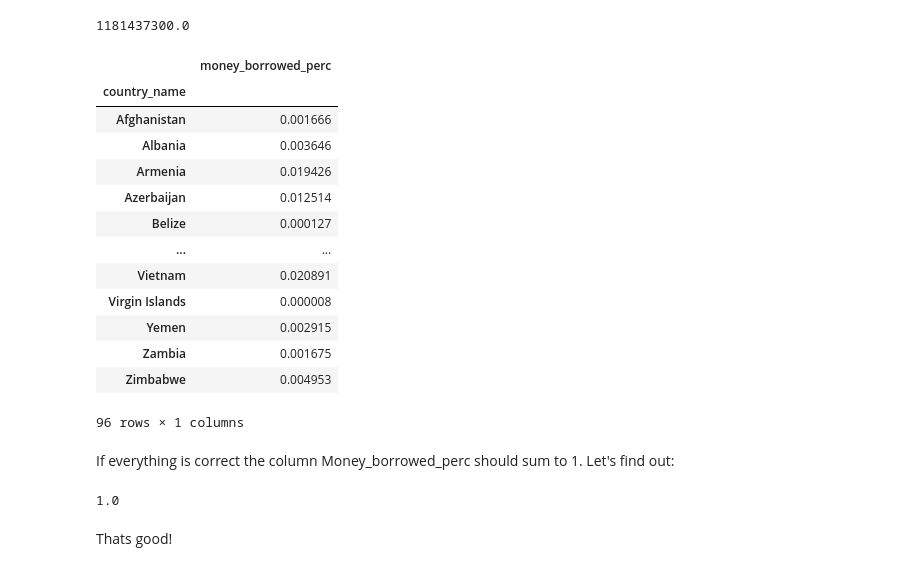
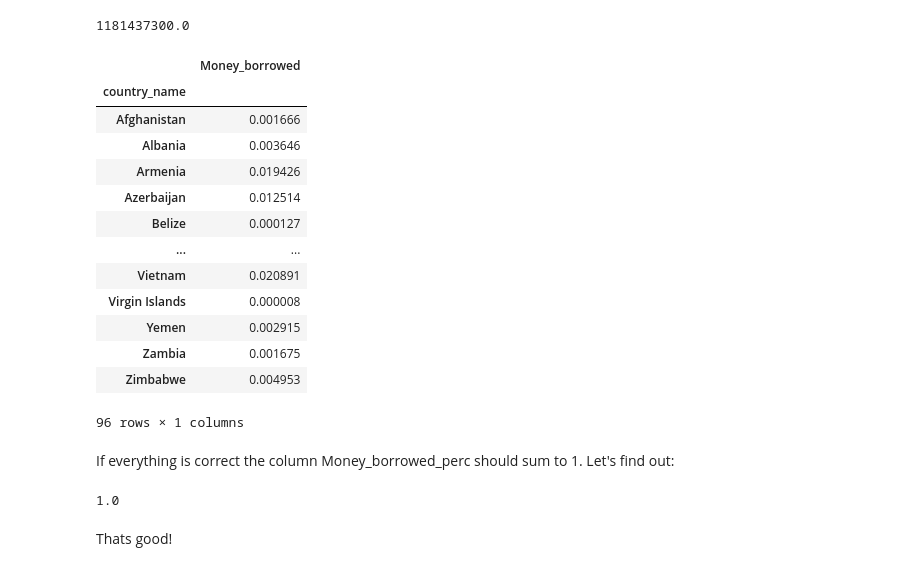
Before and after one commit to hechmik/foundations_of_cs, a Jupyter notebook: Project.ipynb, the cells around one changed output. Drawn from its saved outputs; the diff is of its cells as text; code cells hidden in the pictures.

```diff
--- a/Project.ipynb
+++ b/Project.ipynb
@@ -366,7 +366,8 @@ See the caveats in the documentation: http://pandas.pydata.org/pandas-docs/stabl
 | 3 | 659347 | 2014-01-17 08:00:00.000 +0000 | 2014-02-21 03:10:02.000 +0000 | 34 days 19:10:02 | KG | Kyrgyzstan | ... |
 | 4 | 656933 | 2013-12-17 08:00:00.000 +0000 | 2014-02-13 06:10:02.000 +0000 | 57 days 22:10:02 | PH | Philippines | ... |
 # %%
-loans_filtered.groupby('country_name')['loan_amount'].agg(Money_borrowed='sum')
+overall_money_borrowed = loans_filtered.groupby('country_name')['loan_amount'].agg(Money_borrowed='sum')
+overall_money_borrowed
 # %% [output]
 |  | Money_borrowed |
 | country_name |  |
@@ -391,30 +392,30 @@ overall_amount_lent = loans_filtered.loan_amount.sum()
 overall_amount_lent
 # %% [output]
 1181437300.0
-# %%
-money_borrowed = loans_filtered.groupby('country_name')['loan_amount'].agg(money_borrowed_perc='sum')/overall_amount_lent
-money_borrowed
-# %% [output]
-|  | money_borrowed_perc |
-| country_name |  |
-| Afghanistan | 0.001666 |
-| Albania | 0.003646 |
-| Armenia | 0.019426 |
-| Azerbaijan | 0.012514 |
-| Belize | 0.000127 |
-| ... | ... |
-| Vietnam | 0.020891 |
-| Virgin Islands | 0.000008 |
-| Yemen | 0.002915 |
-| Zambia | 0.001675 |
-| Zimbabwe | 0.004953 |
-96 rows × 1 columns
+# %%
+money_borrowed_perc = overall_money_borrowed/overall_amount_lent
+money_borrowed_perc
+# %% [output]
+|  | Money_borrowed |
+| country_name |  |
+| Afghanistan | 0.001666 |
+| Albania | 0.003646 |
+| Armenia | 0.019426 |
+| Azerbaijan | 0.012514 |
+| Belize | 0.000127 |
+| ... | ... |
+| Vietnam | 0.020891 |
+| Virgin Islands | 0.000008 |
+| Yemen | 0.002915 |
+| Zambia | 0.001675 |
+| Zimbabwe | 0.004953 |
+96 rows × 1 columns
 # %% [markdown]
 If everything is correct the column Money_borrowed_perc should sum to 1. Let's find out:
-# %%
-money_borrowed.money_borrowed_perc.sum()
-# %% [output]
-1.0
+# %%
+money_borrowed_perc.Money_borrowed.sum()
+# %% [output]
+1.0
 # %% [markdown]
 Thats good!
 # %% [markdown]
```
Also changed, not shown: parts of 7 cells of this notebook.
